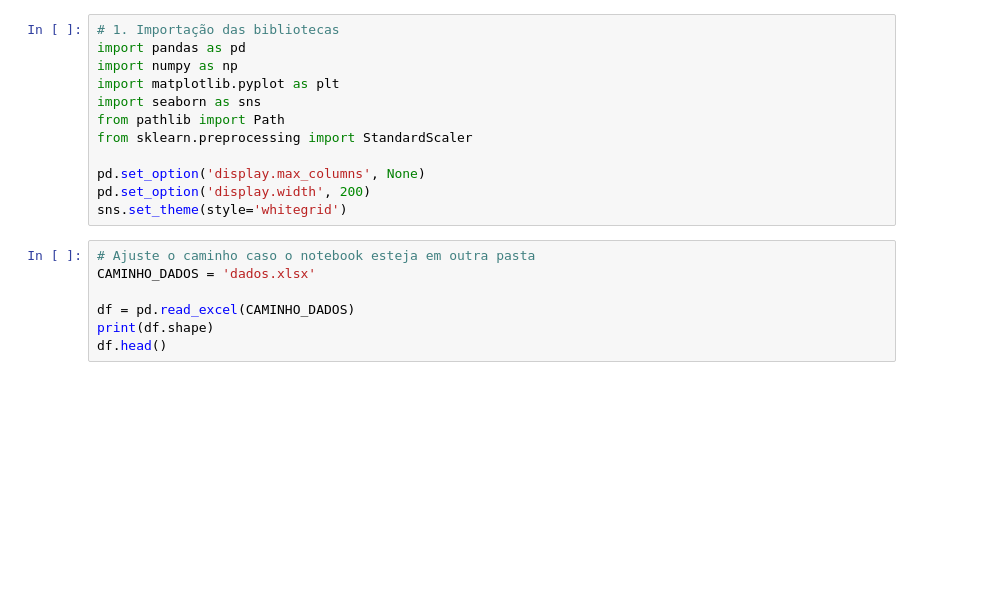
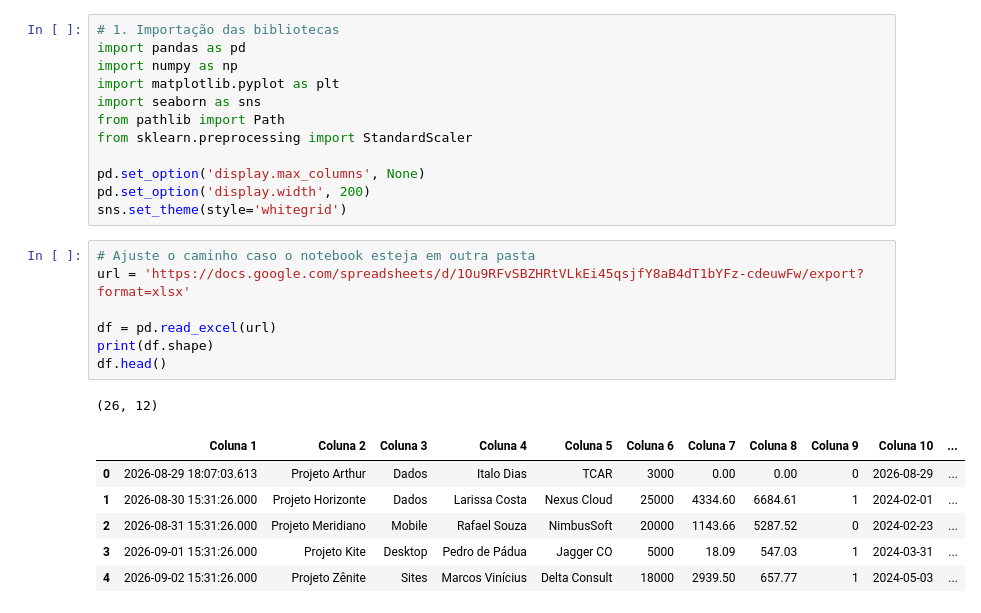
Before and after one commit to Italo27-py/Project_DEX_Asimov, a Jupyter notebook: Code_1.ipynb, the cells around one changed output. Saved outputs shown, nothing was run; the diff lists cells and outputs as text; blank space fills up the shorter version.

```diff
--- a/Code_1.ipynb
+++ b/Code_1.ipynb
@@ -12,11 +12,19 @@ pd.set_option('display.width', 200)
 sns.set_theme(style='whitegrid')
 # %%
 # Ajuste o caminho caso o notebook esteja em outra pasta
-CAMINHO_DADOS = 'dados.xlsx'
+url = 'https://docs.google.com/spreadsheets/d/1Ou9RFvSBZHRtVLkEi45qsjfY8aB4dT1bYFz-cdeuwFw/export?format=xlsx'
 
-df = pd.read_excel(CAMINHO_DADOS)
+df = pd.read_excel(url)
 print(df.shape)
 df.head()
+# %% [output]
+(26, 12)
+|  | Coluna 1 | Coluna 2 | Coluna 3 | Coluna 4 | Coluna 5 | Coluna 6 | Coluna 7 | Coluna 8 | Coluna 9 | Coluna 10 | ... |
+| 0 | 2026-08-29 18:07:03.613 | Projeto Arthur | Dados | Italo Dias | TCAR | 3000 | 0.00 | 0.00 | 0 | 2026-08-29 | ... |
+| 1 | 2026-08-30 15:31:26.000 | Projeto Horizonte | Dados | Larissa Costa | Nexus Cloud | 25000 | 4334.60 | 6684.61 | 1 | 2024-02-01 | ... |
+| 2 | 2026-08-31 15:31:26.000 | Projeto Meridiano | Mobile | Rafael Souza | NimbusSoft | 20000 | 1143.66 | 5287.52 | 0 | 2024-02-23 | ... |
+| 3 | 2026-09-01 15:31:26.000 | Projeto Kite | Desktop | Pedro de Pádua | Jagger CO | 5000 | 18.09 | 547.03 | 1 | 2024-03-31 | ... |
+| 4 | 2026-09-02 15:31:26.000 | Projeto Zênite | Sites | Marcos Vinícius | Delta Consult | 18000 | 2939.50 | 657.77 | 1 | 2024-05-03 | ... |
 # %%
 mapa_colunas = {
     'Coluna 1': 'data_registro',                      # timestamp do formulário
```
Also changed, not shown: parts of 5 cells of this notebook.
